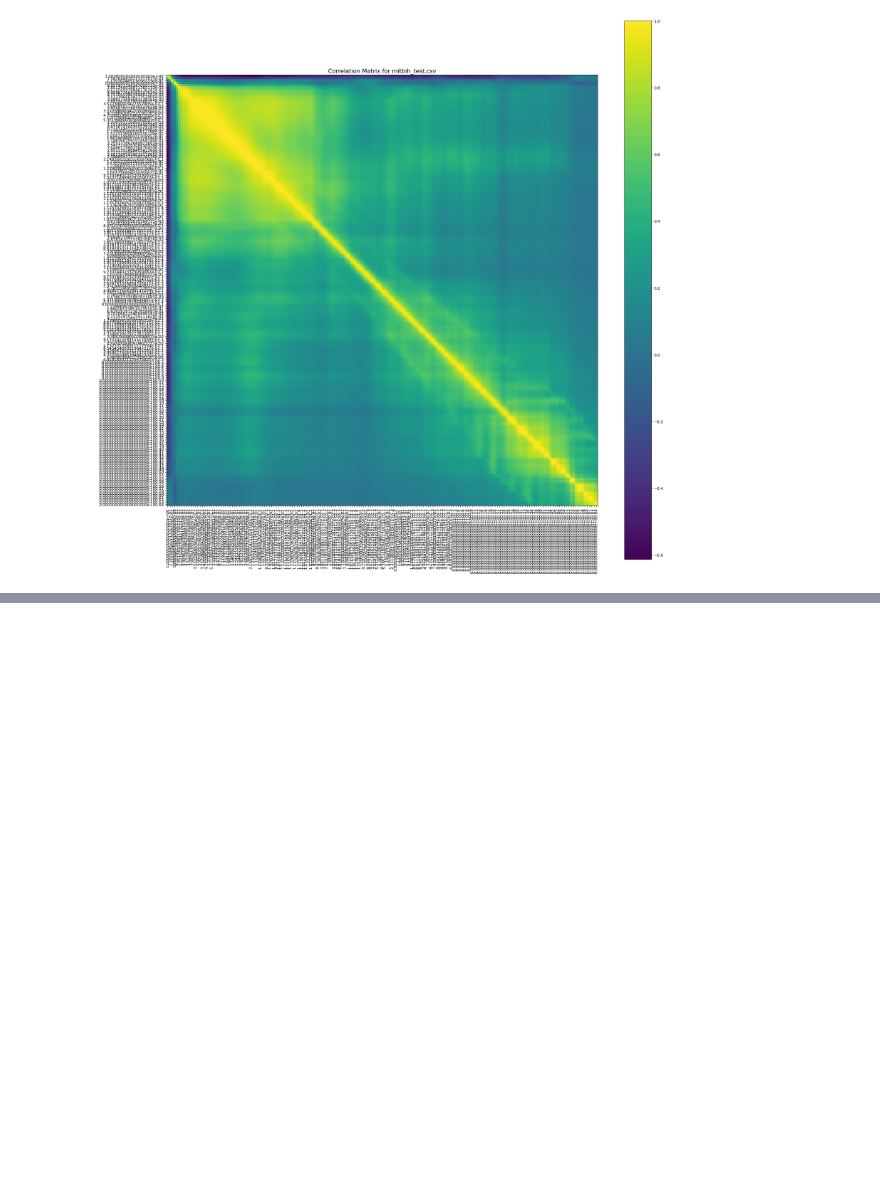
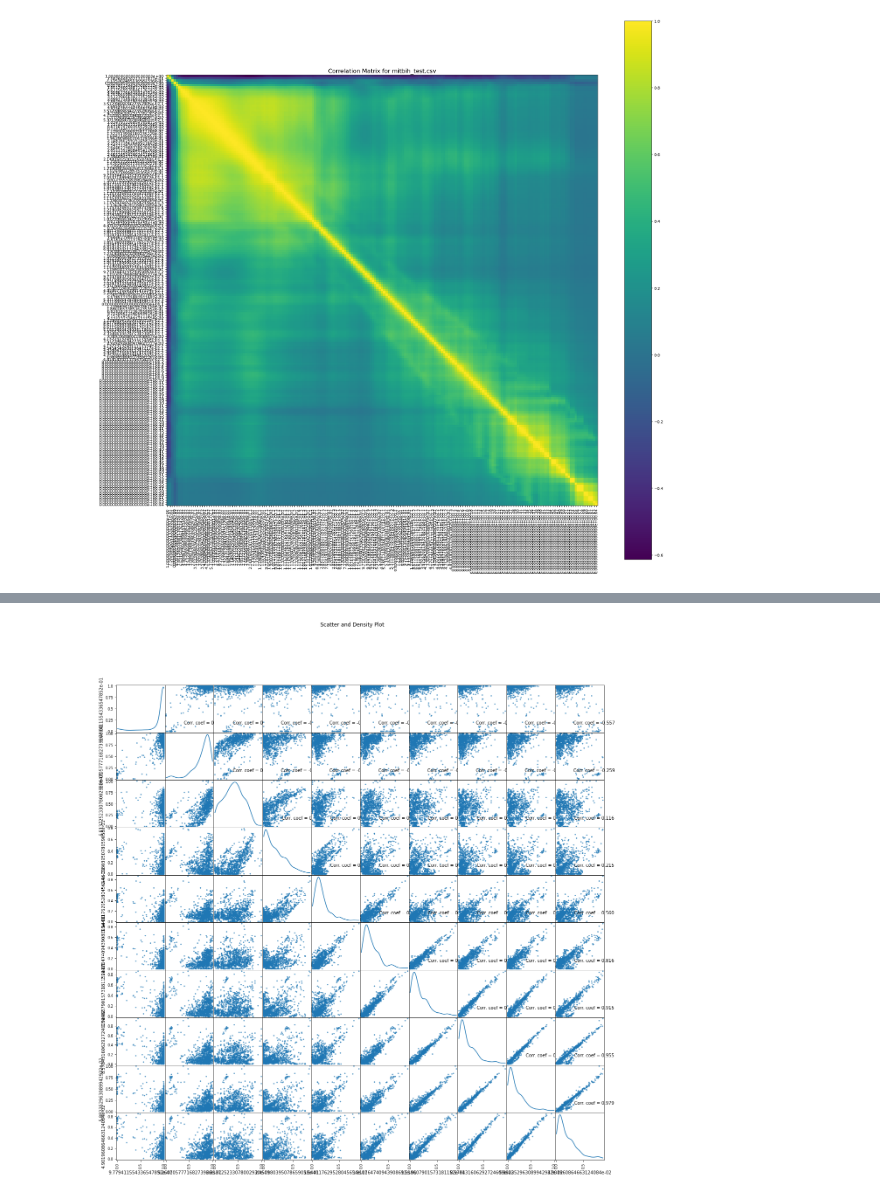
Before and after one commit to DS-Popeye/ECG-EDA-Analysis, a Jupyter notebook: ECG-Heartbeat-Categorization.ipynb, the cells around one changed output, grey strips where cells are left out. Saved outputs shown, nothing was run; the diff lists cells and outputs as text; code cells hidden in the pictures; blank space fills up the shorter version.

Commit message:
Matrix

```diff
--- a/ECG-Heartbeat-Categorization.ipynb
+++ b/ECG-Heartbeat-Categorization.ipynb
@@ -110,0 +113,4 @@ plotCorrelationMatrix(df2, 25)
+# %%
+plotScatterMatrix(df2, 20, 10)
+# %% [output]
+[figure, added]
```
Also changed, not shown: parts of 6 cells of this notebook.
